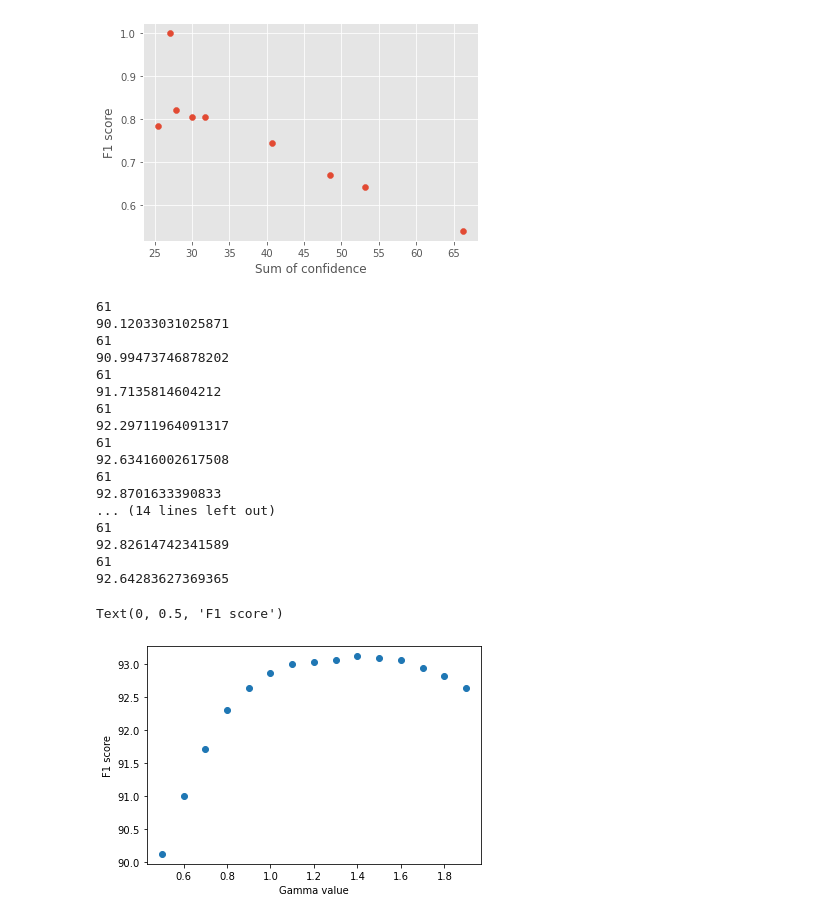
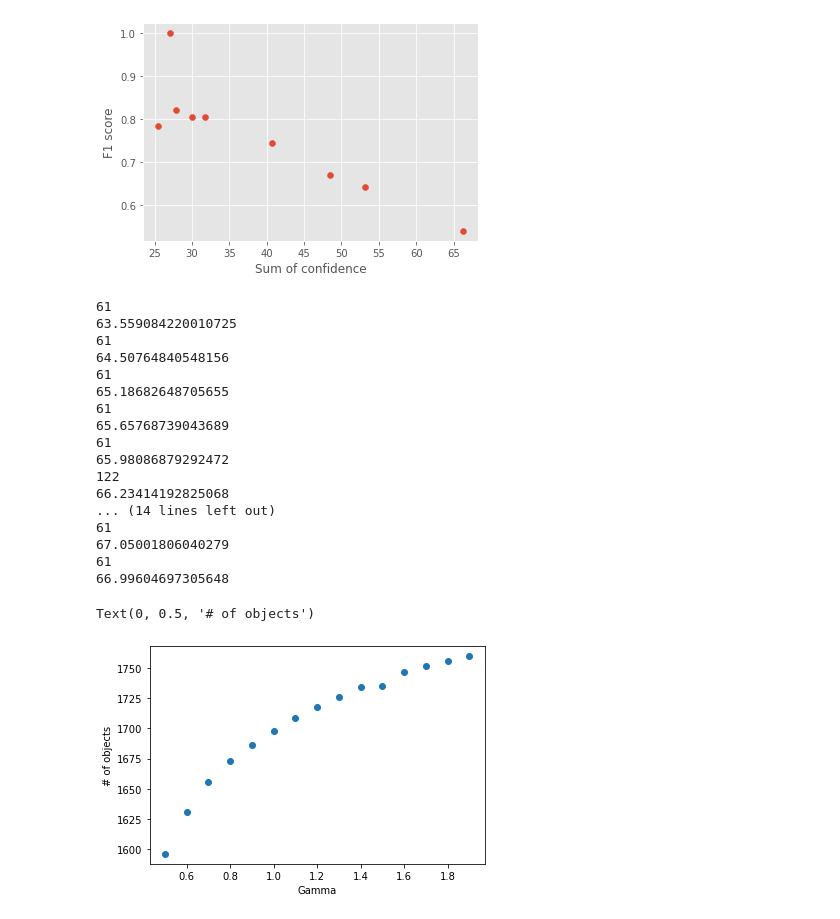
Before and after one commit to KuntaiDu/OneAdapt, a Jupyter notebook: visualize.ipynb, the cells around one changed output. Drawn from its saved outputs; the diff is of its cells as text; code cells hidden in the pictures.

Commit message:
update gamma

```diff
--- a/visualize.ipynb
+++ b/visualize.ipynb
@@ -87,53 +88,53 @@ import pymongo
 import numpy as np
 
 # db = pymongo.MongoClient("mongodb://localhost:27017/")["diff_gamma"]["stats"]
-db = pymongo.MongoClient("mongodb://localhost:27017/")["diff_gamma"]["stats"]
+db = pymongo.MongoClient("mongodb://localhost:27017/")["diff_gamma_new"]["stats"]
 
 f1s = []
 scores = []
 
 gammas = [0.5, 0.6, 0.7, 0.8, 0.9, 1.0, 1.1, 1.2, 1.3, 1.4, 1.5, 1.6, 1.7, 1.8, 1.9]
 
 for gamma in gammas:
     config = {
         # 'app': 'EfficientDet-d%d' % idx,
         'input': "videos/dashcam/dashcam_126/part%d.mp4",
         "gamma": gamma,
     }
 
     result = list(db.find(config))
     print(len(result))
 
-    # avg_f1 = np.mean([i['f1'] for i in result])
-    avg_score = np.mean([i['mean_count_score'] for i in result])
+    avg_f1 = np.mean([i['tp'] + i['fp'] for i in result])
+    avg_score = np.mean([i['mean_sum_score'] for i in result])
 
     print(avg_score)
 
 
-    # f1s.append(avg_f1)
+    f1s.append(avg_f1)
     scores.append(avg_score)
 
 
-plt.scatter(gammas, scores)
-plt.xlabel('Gamma value')
-plt.ylabel('F1 score')
+plt.scatter(gammas, f1s)
+plt.xlabel('Gamma')
+plt.ylabel('# of objects')
 # %% [output]
 61
-90.12033031025871
+63.559084220010725
 61
-90.99473746878202
+64.50764840548156
 61
-91.7135814604212
+65.18682648705655
 61
-92.29711964091317
+65.65768739043689
 61
-92.63416002617508
-61
-92.8701633390833
+65.98086879292472
+122
+66.23414192825068
 ... (14 lines left out)
 61
-92.82614742341589
+67.05001806040279
 61
-92.64283627369365
+66.99604697305648
-Text(0, 0.5, 'F1 score')
+Text(0, 0.5, '# of objects')
-[figure, old version]
+[figure, new version]
```
Also changed, not shown: parts of 11 cells of this notebook, 7 other files.
